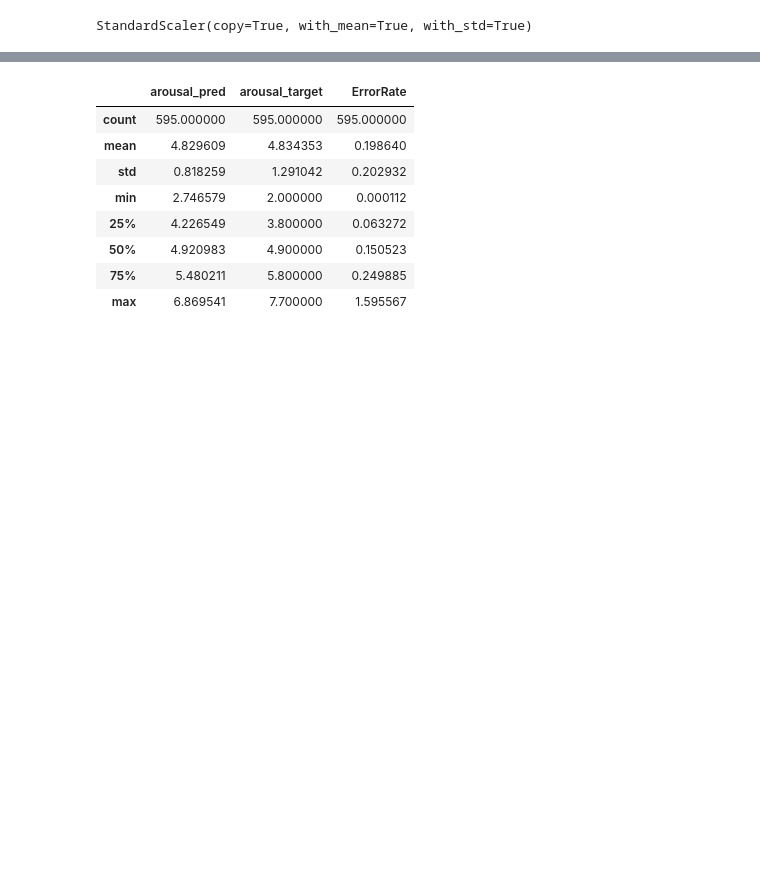
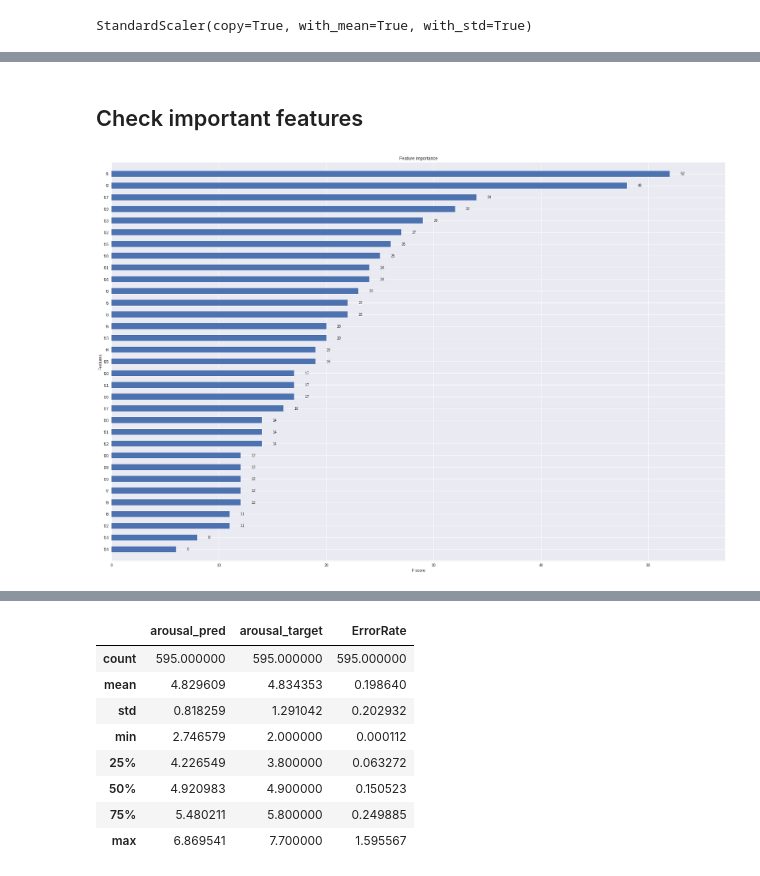
Before and after one commit to hminle/music-analysis, a Jupyter notebook: model/Untitled.ipynb, the cells around one changed output, grey strips where cells are left out. Saved outputs shown, nothing was run; the diff lists cells and outputs as text; code cells hidden in the pictures; blank space fills up the shorter version.

```diff
--- a/model/Untitled.ipynb
+++ b/model/Untitled.ipynb
@@ -155,0 +181,11 @@ create_model(clf_arousal, data.as_matrix(), np.array(y['arousal_mean']))
+# %% [markdown]
+## Check important features
+# %%
+from pylab import rcParams
+rcParams['figure.figsize'] = 30, 20
+# %%
+plot_importance(clf_valence, height=0.5)
+plt.savefig('feas_importance.png')
+plt.show()
+# %% [output]
+[figure, added]
```
Also changed, not shown: parts of 23 cells of this notebook.
